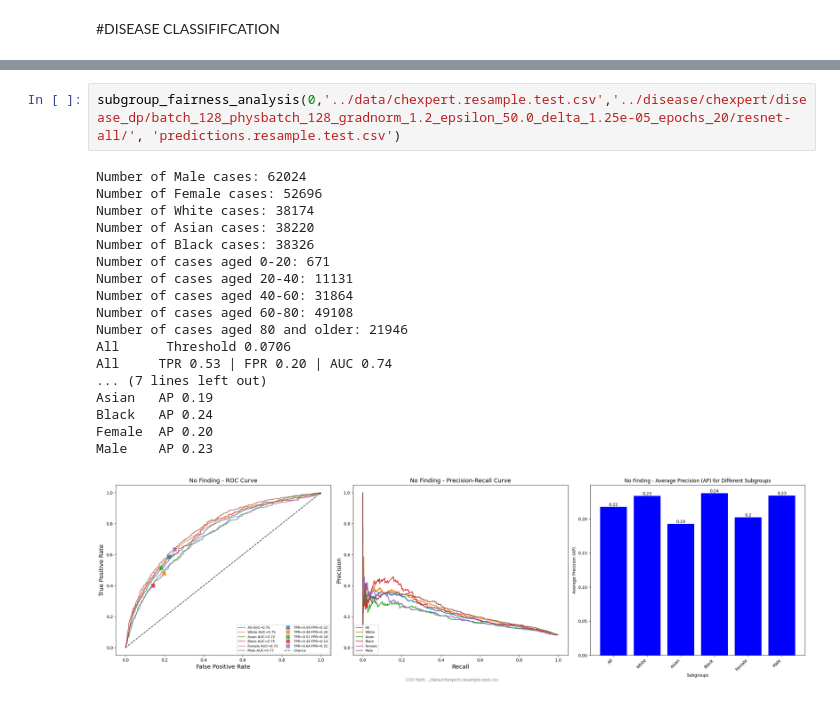
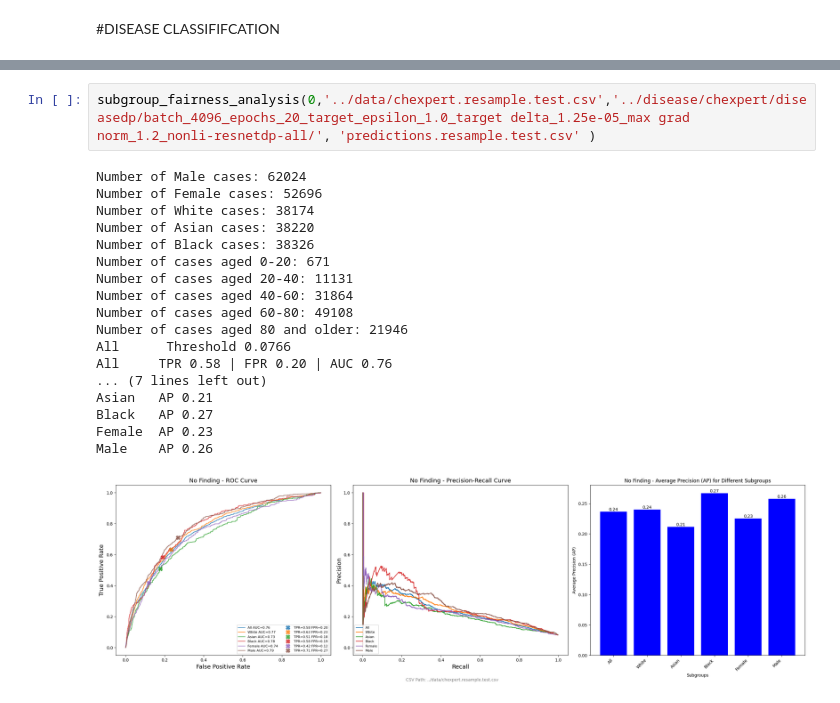
Before and after one commit to GivralNguyen/Towards-Fair-and-Private-AI-in-Chest-Radiograph-Analysis, a Jupyter notebook: metrics/chexpert.predictions.ipynb, the cells around one changed output, grey strips where cells are left out. Drawn from its saved outputs; the diff is of its cells as text.

```diff
--- a/metrics/chexpert.predictions.ipynb
+++ b/metrics/chexpert.predictions.ipynb
@@ -376,22 +94,22 @@ Male    AP 0.80
 # %%
-subgroup_fairness_analysis(0,'../data/chexpert.resample.test.csv','../disease/chexpert/disease_dp/batch_128_physbatch_128_gradnorm_1.2_epsilon_50.0_delta_1.25e-05_epochs_20/resnet-all/', 'predictions.resample.test.csv')
+subgroup_fairness_analysis(0,'../data/chexpert.resample.test.csv','../disease/chexpert/diseasedp/batch_4096_epochs_20_target_epsilon_1.0_target delta_1.25e-05_max grad norm_1.2_nonli-resnetdp-all/', 'predictions.resample.test.csv' )
 # %% [output]
 Number of Male cases: 62024
 Number of Female cases: 52696
 Number of White cases: 38174
 Number of Asian cases: 38220
 Number of Black cases: 38326
 Number of cases aged 0-20: 671
 Number of cases aged 20-40: 11131
 Number of cases aged 40-60: 31864
 Number of cases aged 60-80: 49108
 Number of cases aged 80 and older: 21946
-All      Threshold 0.0706
-All     TPR 0.53 | FPR 0.20 | AUC 0.74
+All      Threshold 0.0766
+All     TPR 0.58 | FPR 0.20 | AUC 0.76
 ... (7 lines left out)
-Asian   AP 0.19
-Black   AP 0.24
-Female  AP 0.20
-Male    AP 0.23
+Asian   AP 0.21
+Black   AP 0.27
+Female  AP 0.23
+Male    AP 0.26
-[figure, old version]
+[figure, new version]
 # %%
```
Also changed, not shown: parts of 10 cells of this notebook, 10 other files.
